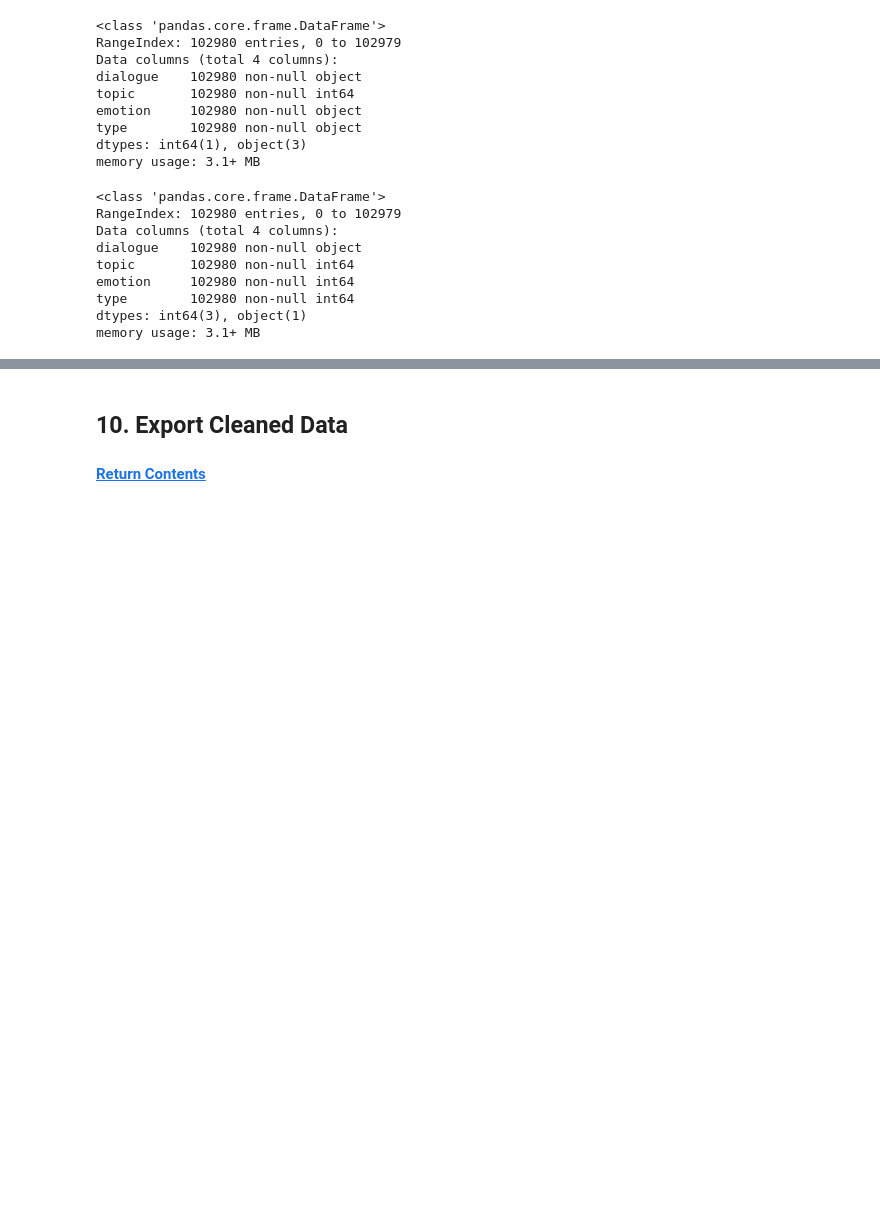
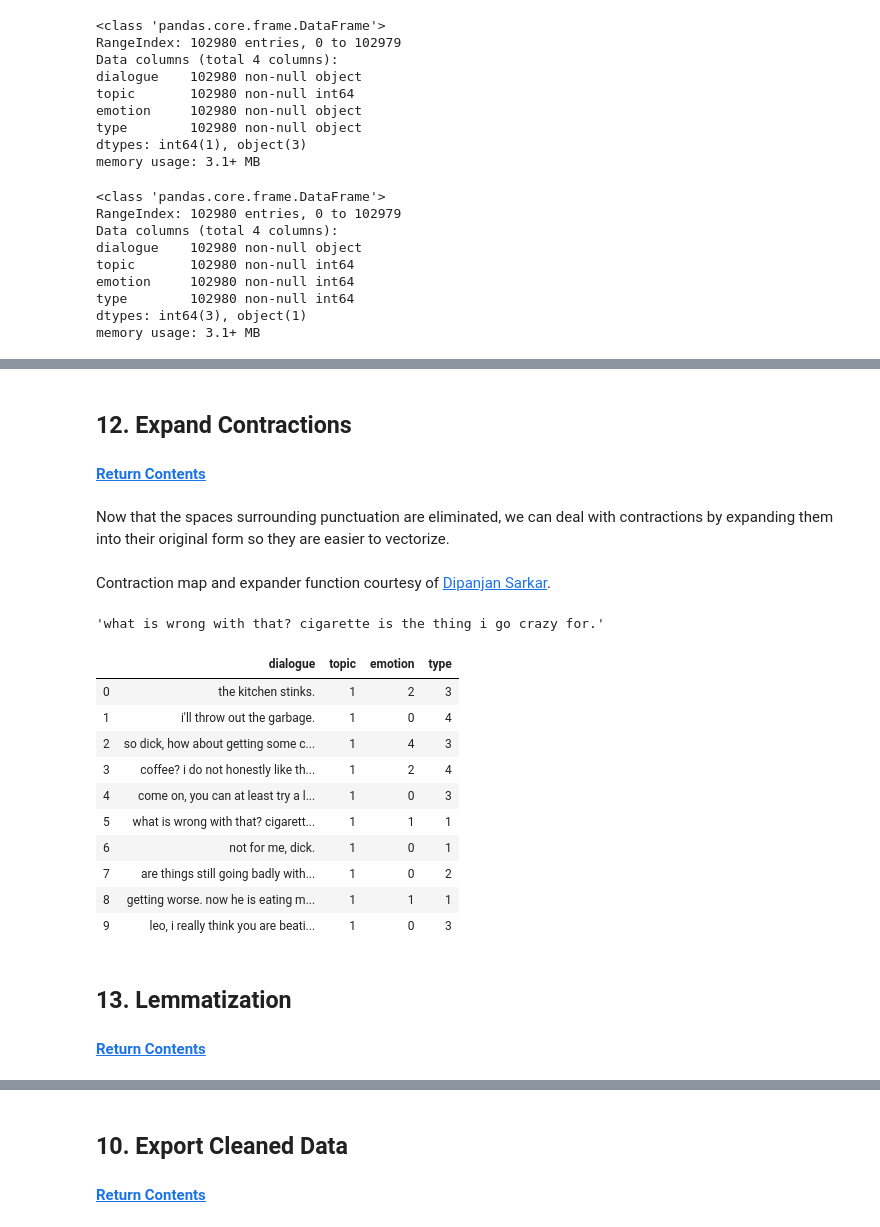
Before and after one commit to mfflavell/AEI_Artifical_Emotional_Intelligence, a Jupyter notebook: emotion_ai_cleaning.ipynb, the cells around one changed output, grey strips where cells are left out. Drawn from its saved outputs; the diff is of its cells as text; code cells hidden in the pictures; blank space fills up the shorter version.

```diff
--- a/emotion_ai_cleaning.ipynb
+++ b/emotion_ai_cleaning.ipynb
@@ -405,0 +445,2 @@ memory usage: 3.1+ MB
+# %%
+df['dialogue'] = df.dialogue.apply(fix_pun)
@@ -405,0 +461,2 @@ memory usage: 3.1+ MB
+# %%
+df['dialogue'] = df['dialogue'].apply(lambda x: x.lower())
@@ -405,0 +472,7 @@ memory usage: 3.1+ MB
+# %% [markdown]
+## <span id="12"></span>12. Expand Contractions
+#### [Return Contents](#0)
+# %% [markdown]
+Now that the spaces surrounding punctuation are eliminated, we can deal with contractions by expanding them into their original form so they are easier to vectorize.
+# %% [markdown]
+Contraction map and expander function courtesy of [Dipanjan Sarkar](https://www.kdnuggets.com/author/dipanjan-sarkar).
@@ -405,0 +605,26 @@ memory usage: 3.1+ MB
+# %%
+contractions_re = re.compile('(%s)' % '|'.join(cList.keys()))
+def expand_contractions(s, contractions_dict=cList):
+     def replace(match):
+         return cList[match.group(0)]
+     return contractions_re.sub(replace, s)
+# %%
+expand_contractions(df.dialogue[5], contractions_dict=cList)
+# %% [output]
+'what is wrong with that? cigarette is the thing i go crazy for.'
+# %%
+df['dialogue'] = df.dialogue.apply(lambda x: expand_contractions(x, contractions_dict=cList))
+# %%
+df.head(10)
+# %% [output]
+|  | dialogue | topic | emotion | type |
+| 0 | the kitchen stinks. | 1 | 2 | 3 |
+| 1 | i'll throw out the garbage. | 1 | 0 | 4 |
+| 2 | so dick, how about getting some c... | 1 | 4 | 3 |
+| 3 | coffee? i do not honestly like th... | 1 | 2 | 4 |
+| 4 | come on, you can at least try a l... | 1 | 0 | 3 |
+| 5 | what is wrong with that? cigarett... | 1 | 1 | 1 |
+| 6 | not for me, dick. | 1 | 0 | 1 |
+| 7 | are things still going badly with... | 1 | 0 | 2 |
+| 8 | getting worse. now he is eating m... | 1 | 1 | 1 |
+| 9 | leo, i really think you are beati... | 1 | 0 | 3 |
@@ -405,0 +633,3 @@ memory usage: 3.1+ MB
+# %% [markdown]
+## <span id="13"></span>13. Lemmatization
+#### [Return Contents](#0)
```
Also changed, not shown: parts of 30 cells of this notebook, 1 other file.
